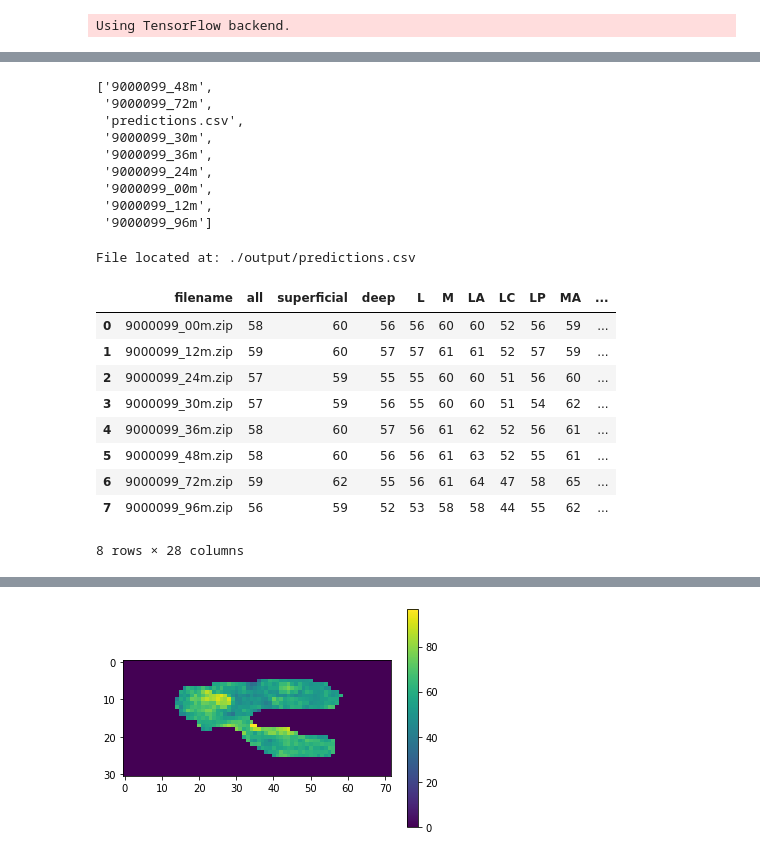
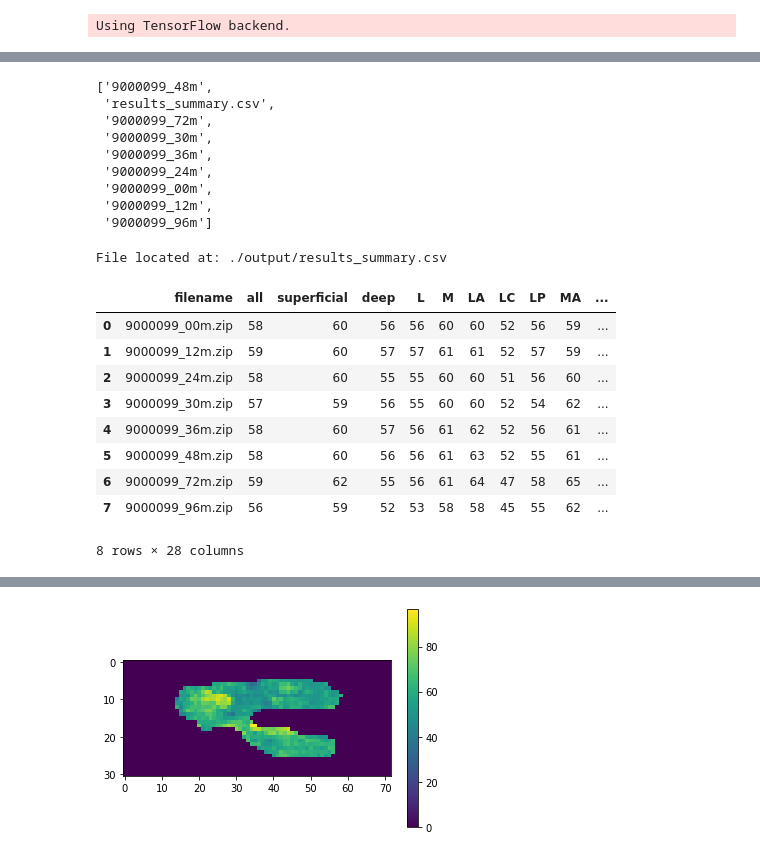
Before and after one commit to kathoma/AutomaticKneeMRISegmentation, a Jupyter notebook: DemoAnalysis.ipynb, the cells around one changed output, grey strips where cells are left out. Drawn from its saved outputs; the diff is of its cells as text; code cells hidden in the pictures.

```diff
--- a/DemoAnalysis.ipynb
+++ b/DemoAnalysis.ipynb
@@ -248,10 +268,10 @@ Analysis Complete
 # %%
 # Check out the ./output subdirectory where we've saved all results
-os.listdir('./output')
+os.listdir(output_dir)
 # %% [output]
 ['9000099_48m',
+ 'results_summary.csv',
  '9000099_72m',
- 'predictions.csv',
  '9000099_30m',
  '9000099_36m',
  '9000099_24m',
@@ -260,19 +280,19 @@ os.listdir('./output')
  '9000099_96m']
 # %%
 # Look at the subregional mean T2 value for each subregion of all images
-results_summary_path = os.path.join(output_dir, 'predictions.csv')
+results_summary_path = os.path.join(output_dir, 'results_summary.csv')
 print("File located at:", results_summary_path)
 pd.read_csv(results_summary_path)
 # %% [output]
-File located at: ./output/predictions.csv
+File located at: ./output/results_summary.csv
 |  | filename | all | superficial | deep | L | M | LA | LC | LP | MA | ... |
 | 0 | 9000099_00m.zip | 58 | 60 | 56 | 56 | 60 | 60 | 52 | 56 | 59 | ... |
 | 1 | 9000099_12m.zip | 59 | 60 | 57 | 57 | 61 | 61 | 52 | 57 | 59 | ... |
-| 2 | 9000099_24m.zip | 57 | 59 | 55 | 55 | 60 | 60 | 51 | 56 | 60 | ... |
-| 3 | 9000099_30m.zip | 57 | 59 | 56 | 55 | 60 | 60 | 51 | 54 | 62 | ... |
+| 2 | 9000099_24m.zip | 58 | 60 | 55 | 55 | 60 | 60 | 51 | 56 | 60 | ... |
+| 3 | 9000099_30m.zip | 57 | 59 | 56 | 55 | 60 | 60 | 52 | 54 | 62 | ... |
 | 4 | 9000099_36m.zip | 58 | 60 | 57 | 56 | 61 | 62 | 52 | 56 | 61 | ... |
 | 5 | 9000099_48m.zip | 58 | 60 | 56 | 56 | 61 | 63 | 52 | 55 | 61 | ... |
 | 6 | 9000099_72m.zip | 59 | 62 | 55 | 56 | 61 | 64 | 47 | 58 | 65 | ... |
-| 7 | 9000099_96m.zip | 56 | 59 | 52 | 53 | 58 | 58 | 44 | 55 | 62 | ... |
+| 7 | 9000099_96m.zip | 56 | 59 | 52 | 53 | 58 | 58 | 45 | 55 | 62 | ... |
 8 rows × 28 columns
 # %%
```
Also changed, not shown: parts of 7 cells of this notebook, 1 other file.
